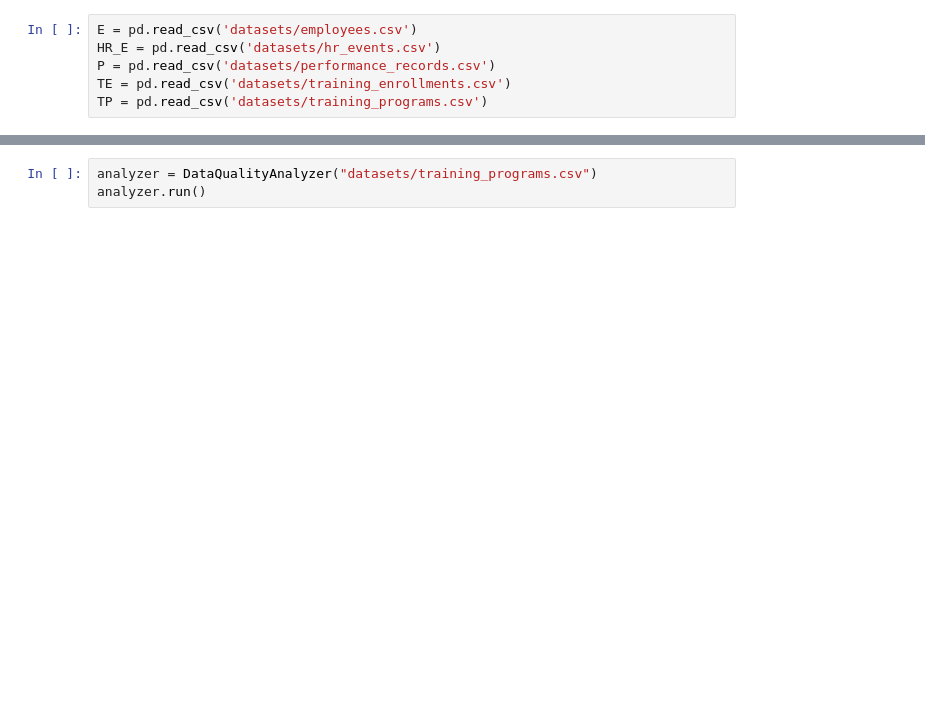
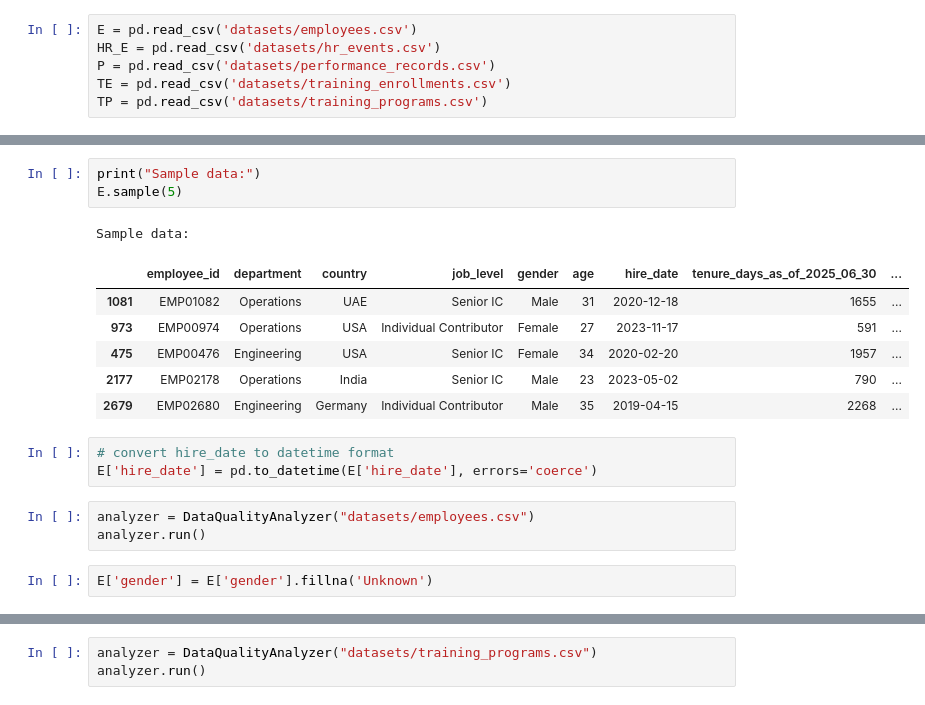
Before and after one commit to Sara-xv/Meridian-Group, a Jupyter notebook: Understanding and Cleaning.ipynb, the cells around one changed output, grey strips where cells are left out. Cells and saved outputs as stored; diff of their text form; blank space fills up the shorter version.

```diff
--- a/Understanding and Cleaning.ipynb
+++ b/Understanding and Cleaning.ipynb
@@ -20,0 +48,19 @@ data_display.display()
+# %%
+print("Sample data:")
+E.sample(5)
+# %% [output]
+Sample data:
+|  | employee_id | department | country | job_level | gender | age | hire_date | tenure_days_as_of_2025_06_30 | ... |
+| 1081 | EMP01082 | Operations | UAE | Senior IC | Male | 31 | 2020-12-18 | 1655 | ... |
+| 973 | EMP00974 | Operations | USA | Individual Contributor | Female | 27 | 2023-11-17 | 591 | ... |
+| 475 | EMP00476 | Engineering | USA | Senior IC | Female | 34 | 2020-02-20 | 1957 | ... |
+| 2177 | EMP02178 | Operations | India | Senior IC | Male | 23 | 2023-05-02 | 790 | ... |
+| 2679 | EMP02680 | Engineering | Germany | Individual Contributor | Male | 35 | 2019-04-15 | 2268 | ... |
+# %%
+# convert hire_date to datetime format
+E['hire_date'] = pd.to_datetime(E['hire_date'], errors='coerce')
+# %%
+analyzer = DataQualityAnalyzer("datasets/employees.csv")
+analyzer.run()
+# %%
+E['gender'] = E['gender'].fillna('Unknown')
```
Also changed, not shown: parts of 27 cells of this notebook.
